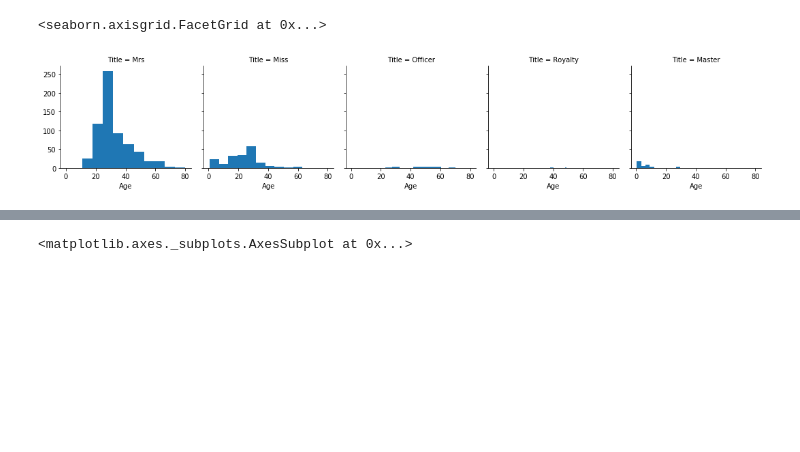
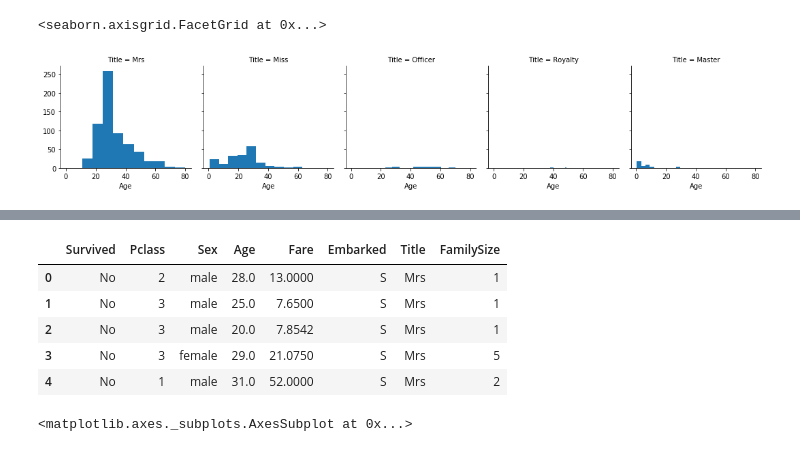
Before and after one commit to malekslokom/gomycode, a Jupyter notebook: Check_Point2.ipynb, the cells around one changed output, grey strips where cells are left out. Cells and saved outputs as stored; diff of their text form; code cells hidden in the pictures; blank space fills up the shorter version.

```diff
--- a/Check_Point2.ipynb
+++ b/Check_Point2.ipynb
@@ -454,3 +429,13 @@ df.head()
+# %%
+df=df.drop(["SibSp","Parch"],axis=1)
+df.head()
+# %% [output]
+|  | Survived | Pclass | Sex | Age | Fare | Embarked | Title | FamilySize |
+| 0 | No | 2 | male | 28.0 | 13.0000 | S | Mrs | 1 |
+| 1 | No | 3 | male | 25.0 | 7.6500 | S | Mrs | 1 |
+| 2 | No | 3 | male | 20.0 | 7.8542 | S | Mrs | 1 |
+| 3 | No | 3 | female | 29.0 | 21.0750 | S | Mrs | 5 |
+| 4 | No | 1 | male | 31.0 | 52.0000 | S | Mrs | 2 |
 # %%
 df["FamilySize"].plot.box()
 # %% [output]
```
Also changed, not shown: parts of 29 cells of this notebook.
